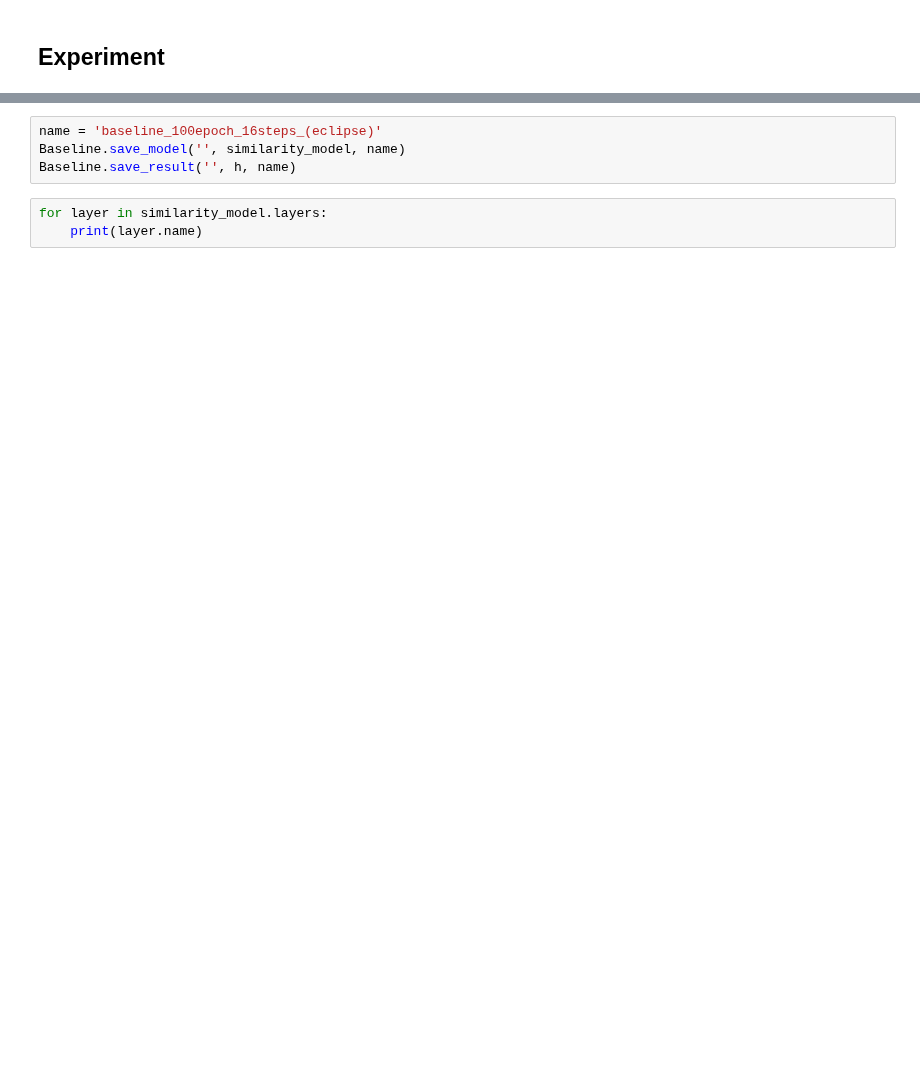
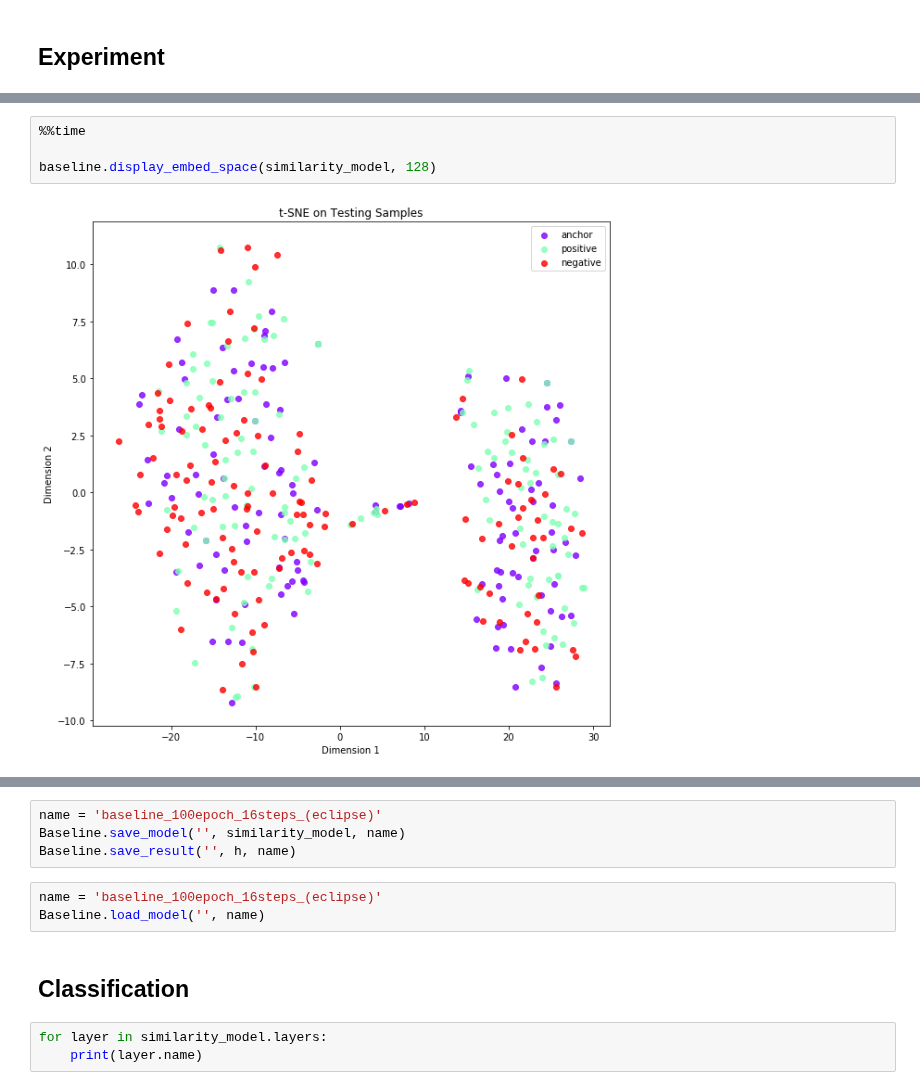
Before and after one commit to thiagomarquesrocha/siameseQAT, a Jupyter notebook: baseline.ipynb, the cells around one changed output, grey strips where cells are left out. Saved outputs shown, nothing was run; the diff lists cells and outputs as text; blank space fills up the shorter version.

```diff
--- a/baseline.ipynb
+++ b/baseline.ipynb
@@ -327,0 +463,6 @@ plt.show()
+# %%
+%%time
+
+baseline.display_embed_space(similarity_model, 128)
+# %% [output]
+[figure, added]
@@ -329,6 +471,11 @@ plt.show()
 name = 'baseline_100epoch_16steps_(eclipse)'
 Baseline.save_model('', similarity_model, name)
 Baseline.save_result('', h, name)
+# %%
+name = 'baseline_100epoch_16steps_(eclipse)'
+Baseline.load_model('', name)
+# %% [markdown]
+## Classification
 # %%
 for layer in similarity_model.layers:
     print(layer.name)
```
Also changed, not shown: parts of 22 cells of this notebook, 1 other file.
